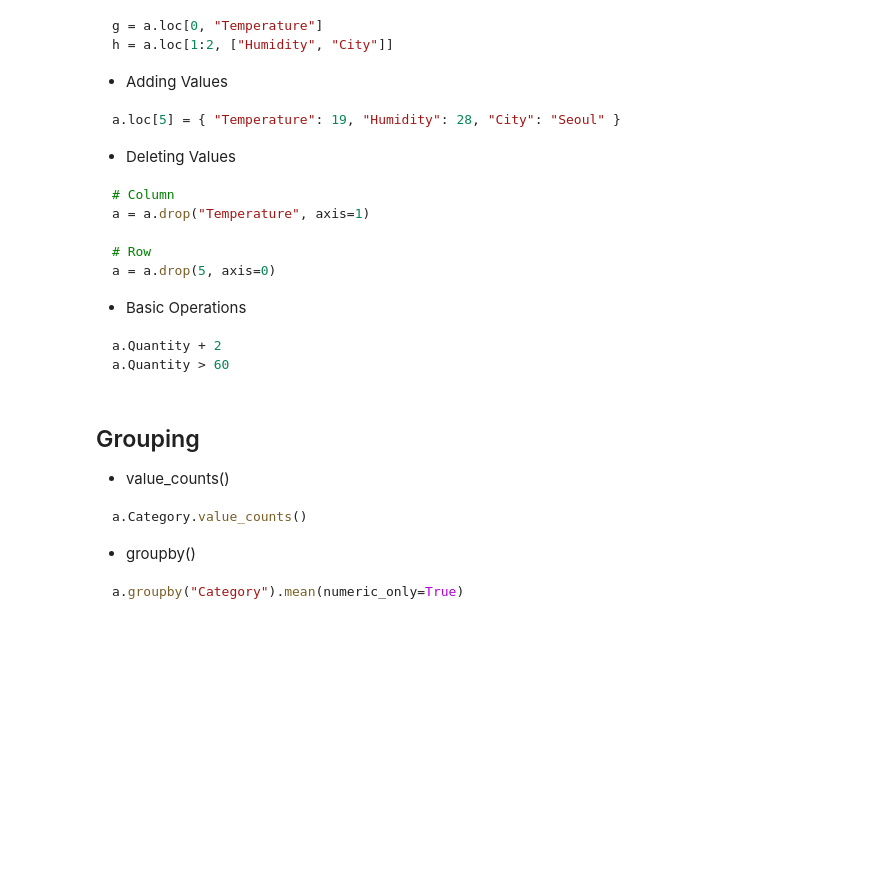
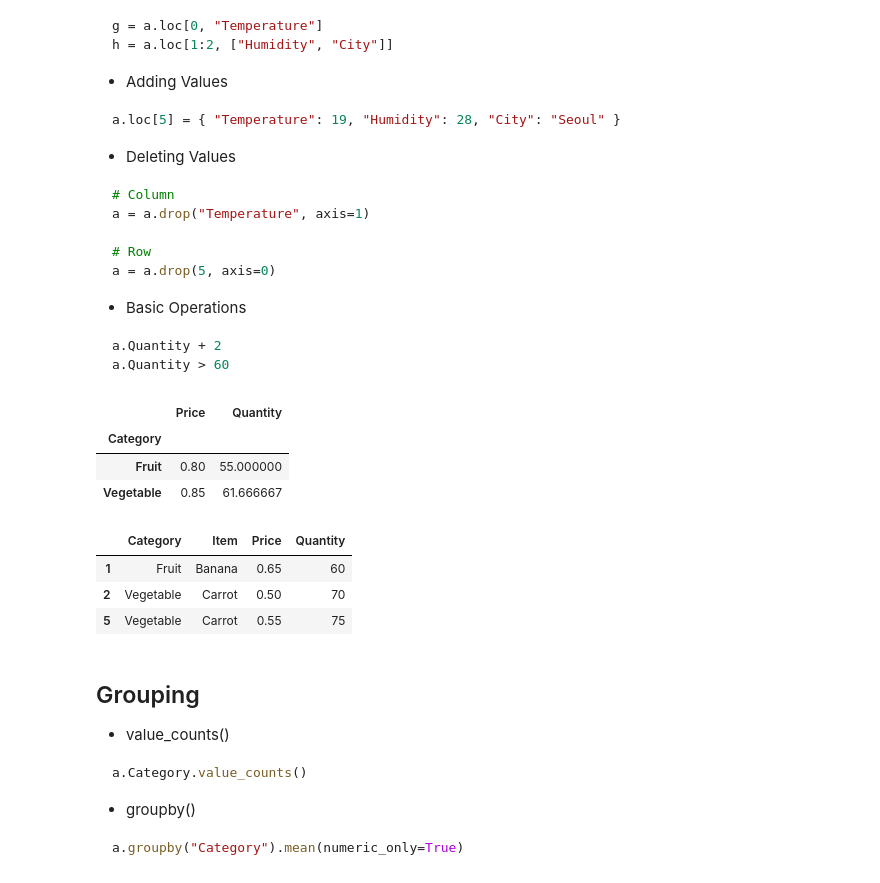
Before and after one commit to dahee721/class2024, a Jupyter notebook: 5_Pandas.ipynb, the cells around one changed output. Drawn from its saved outputs; the diff is of its cells as text; code cells hidden in the pictures; blank space fills up the shorter version.

```diff
--- a/5_Pandas.ipynb
+++ b/5_Pandas.ipynb
@@ -143,0 +150,9 @@ a.Quantity > 60
+# %%
+pdf.groupby("Category").mean(numeric_only=True)
+
+#밑에 거 복사할 때, 'a'가 아니라, 'pdf'써야 함
+# %% [output]
+|  | Price | Quantity |
+| Category |  |  |
+| Fruit | 0.80 | 55.000000 |
+| Vegetable | 0.85 | 61.666667 |
@@ -144,3 +161,10 @@ a.Quantity > 60
+# %%
+pdf[pdf.Quantity >= 60]
+# %% [output]
+|  | Category | Item | Price | Quantity |
+| 1 | Fruit | Banana | 0.65 | 60 |
+| 2 | Vegetable | Carrot | 0.50 | 70 |
+| 5 | Vegetable | Carrot | 0.55 | 75 |
 # %% [markdown]
 ## Grouping
 
```
Also changed, not shown: parts of 9 cells of this notebook.
